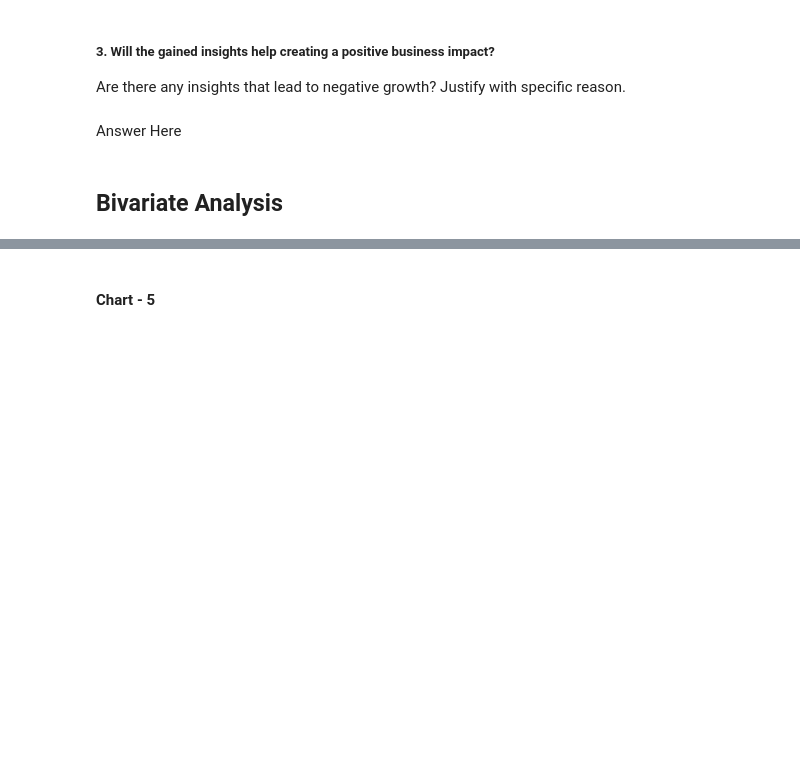
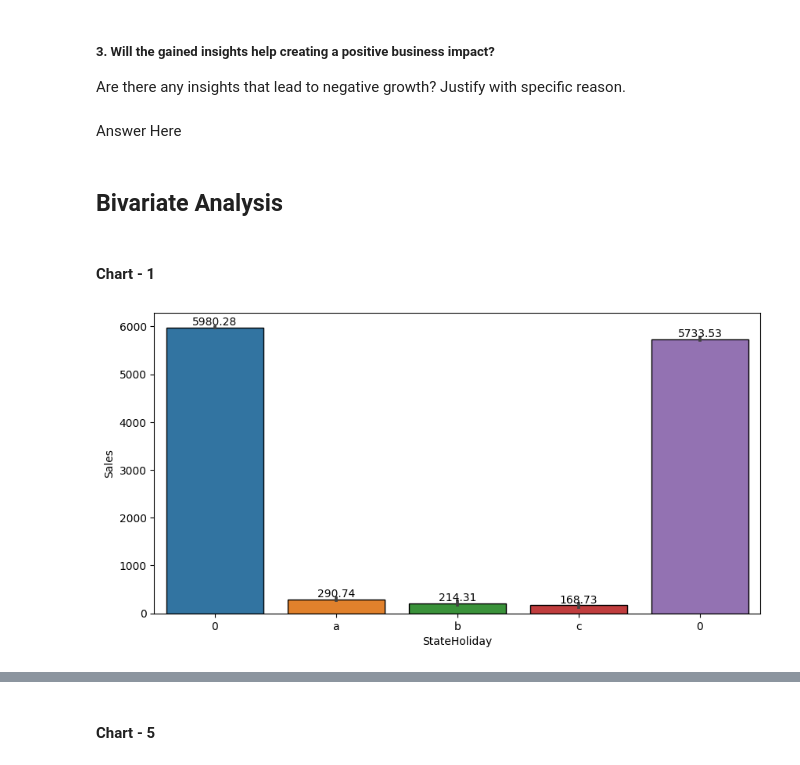
Before and after one commit to niteesh19mt0250/Retail-sales-Prediction-Regression-Project, a Jupyter notebook: Retail_Sales_Prediction_Project.ipynb, the cells around one changed output, grey strips where cells are left out. Saved outputs shown, nothing was run; the diff lists cells and outputs as text; code cells hidden in the pictures; blank space fills up the shorter version.

```diff
--- a/Retail_Sales_Prediction_Project.ipynb
+++ b/Retail_Sales_Prediction_Project.ipynb
@@ -864,3 +864,18 @@ Are there any insights that lead to negative growth? Justify with specific reaso
 Answer Here
 # %% [markdown]
 ## Bivariate Analysis
+# %% [markdown]
+#### Chart - 1
+# %%
+# Chart - 1 visualization code
+plt.figure(figsize=(10,5))
+chart1 = sns.barplot(x = df['StateHoliday'],y = df['Sales'],edgecolor = 'black')
+for p in chart1.patches:
+    chart1.annotate(format(p.get_height(), '.2f'),
+                   (p.get_x() + p.get_width() / 2,
+                    p.get_height()), ha = 'center',va = 'center',
+                   size=10, xytext=(0, 5),
+                   textcoords='offset points')
+plt.show()
+# %% [output]
+[figure, added]
```
Also changed, not shown: parts of 73 cells of this notebook.
